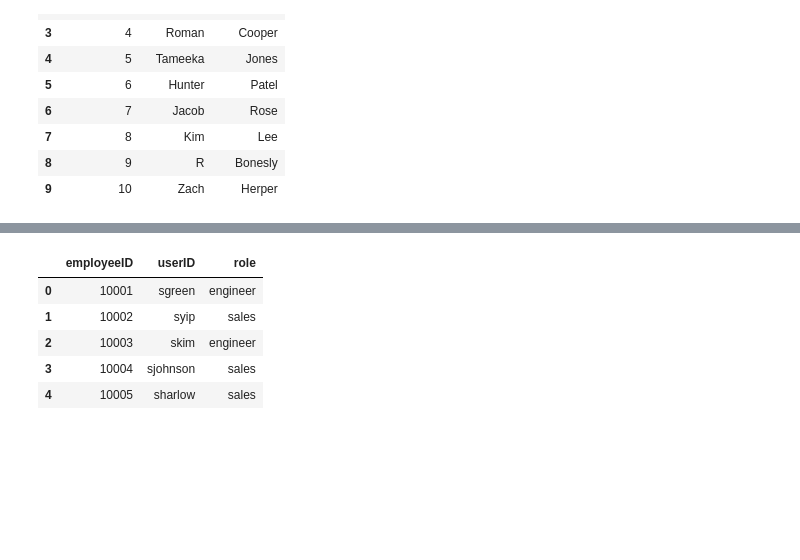
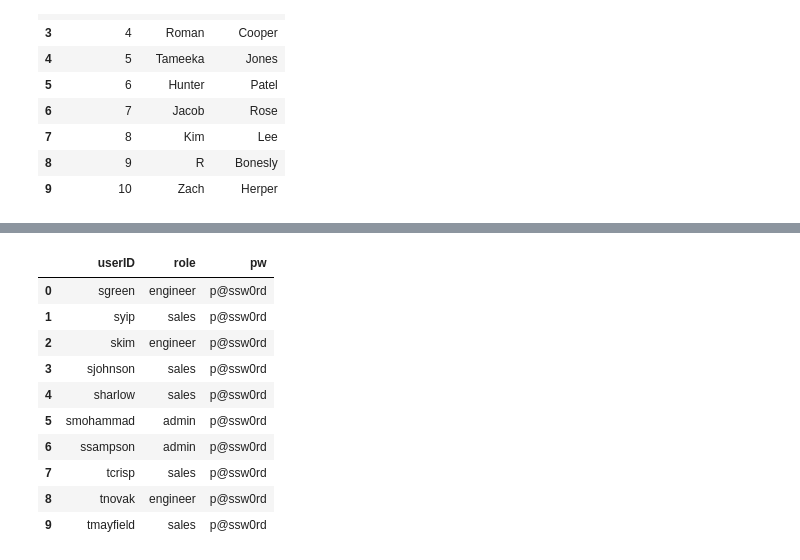
Before and after one commit to eleefoley/CS_425_ERP_App, a Jupyter notebook: notebooks/Problem_Exploration.ipynb, the cells around one changed output, grey strips where cells are left out. Drawn from its saved outputs; the diff is of its cells as text; code cells hidden in the pictures; blank space fills up the shorter version.

Commit message:
updated with latest changes from Nick and converted query output to pandas dataframes for prettier printing

```diff
--- a/notebooks/Problem_Exploration.ipynb
+++ b/notebooks/Problem_Exploration.ipynb
@@ -178,0 +174,4 @@ employeeLogin.head()
+# %%
+employeeLogin.drop('Unnamed: 0', axis=1, inplace=True)
+employeeLogin.drop('Unnamed: 0.1', axis=1, inplace=True)
+employeeLogin.head()
@@ -262,11 +253,16 @@ pandas.merge(pandas.merge(order,employee, on="employeeID"), customer, on="custom
 # %%
 unpwd = employeeLogin
-unpwd.head()
+unpwd
 # %% [output]
-|  | employeeID | userID | role |
-| 0 | 10001 | sgreen | engineer |
-| 1 | 10002 | syip | sales |
-| 2 | 10003 | skim | engineer |
-| 3 | 10004 | sjohnson | sales |
-| 4 | 10005 | sharlow | sales |
+|  | userID | role | pw |
+| 0 | sgreen | engineer | p@ssw0rd |
+| 1 | syip | sales | p@ssw0rd |
+| 2 | skim | engineer | p@ssw0rd |
+| 3 | sjohnson | sales | p@ssw0rd |
+| 4 | sharlow | sales | p@ssw0rd |
+| 5 | smohammad | admin | p@ssw0rd |
+| 6 | ssampson | admin | p@ssw0rd |
+| 7 | tcrisp | sales | p@ssw0rd |
+| 8 | tnovak | engineer | p@ssw0rd |
+| 9 | tmayfield | sales | p@ssw0rd |
 # %%
```
Also changed, not shown: parts of 26 cells of this notebook, 7 other files.
